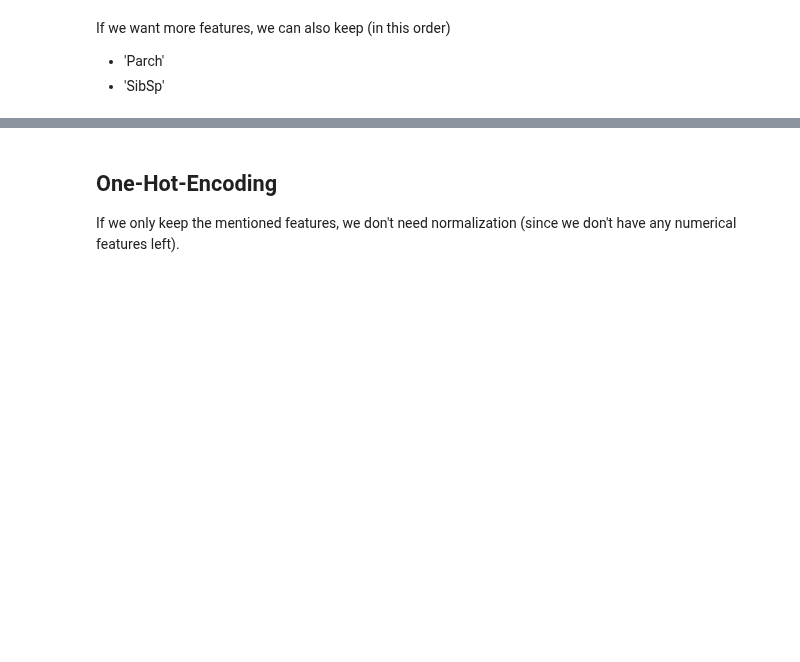
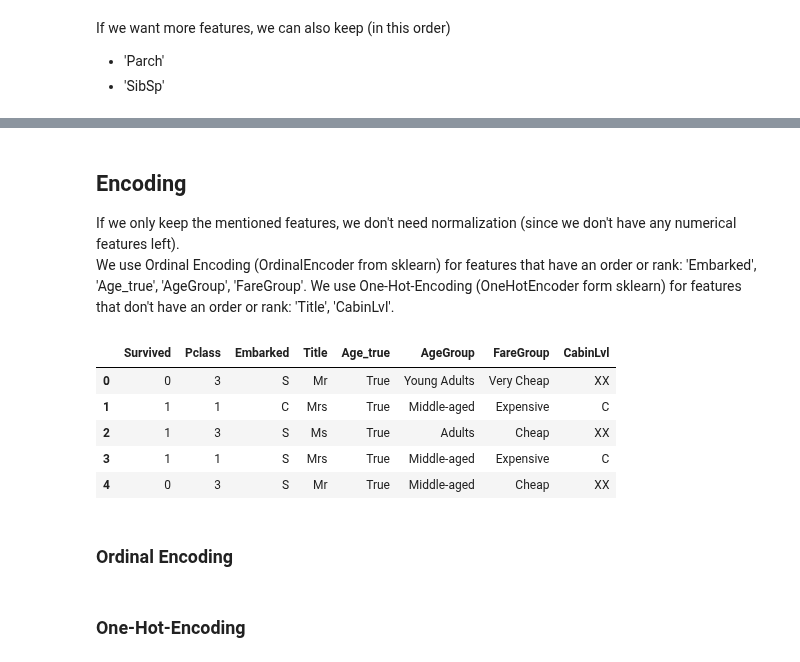
Before and after one commit to mariusjb/dm1-titanic, a Jupyter notebook: preprocessing.ipynb, the cells around one changed output, grey strips where cells are left out. Saved outputs shown, nothing was run; the diff lists cells and outputs as text; code cells hidden in the pictures; blank space fills up the shorter version.

```diff
--- a/preprocessing.ipynb
+++ b/preprocessing.ipynb
@@ -673,3 +652,28 @@ If we want more features, we can also keep (in this order)
 # %% [markdown]
-## One-Hot-Encoding
+## Encoding
 If we only keep the mentioned features, we don't need normalization (since we don't have any numerical features left).
+We use Ordinal Encoding (OrdinalEncoder from sklearn) for features that have an order or rank: 'Embarked', 'Age_true', 'AgeGroup', 'FareGroup'.
+We use One-Hot-Encoding (OneHotEncoder form sklearn) for features that don't have an order or rank: 'Title', 'CabinLvl'.
+# %%
+# read dataframe
+
+from datetime import datetime
+
+# this should be the last date and not today's date!!!
+date = str(datetime.now().date()).replace("-", "")
+
+df = pd.read_csv(f"data/preprocessed_without_encoding_{date}.csv")
+# drop new generated index column
+df.drop(df.columns[0], axis=1, inplace=True)
+
+df_save = df.copy()
+df.head()
+# %% [output]
+|  | Survived | Pclass | Embarked | Title | Age_true | AgeGroup | FareGroup | CabinLvl |
+| 0 | 0 | 3 | S | Mr | True | Young Adults | Very Cheap | XX |
+| 1 | 1 | 1 | C | Mrs | True | Middle-aged | Expensive | C |
+| 2 | 1 | 3 | S | Ms | True | Adults | Cheap | XX |
+| 3 | 1 | 1 | S | Mrs | True | Middle-aged | Expensive | C |
+| 4 | 0 | 3 | S | Mr | True | Middle-aged | Cheap | XX |
+# %% [markdown]
+### Ordinal Encoding
@@ -675,0 +704,2 @@ If we only keep the mentioned features, we don't need normalization (since we do
+# %% [markdown]
+### One-Hot-Encoding
```
Also changed, not shown: parts of 12 cells of this notebook, 3 other files.
